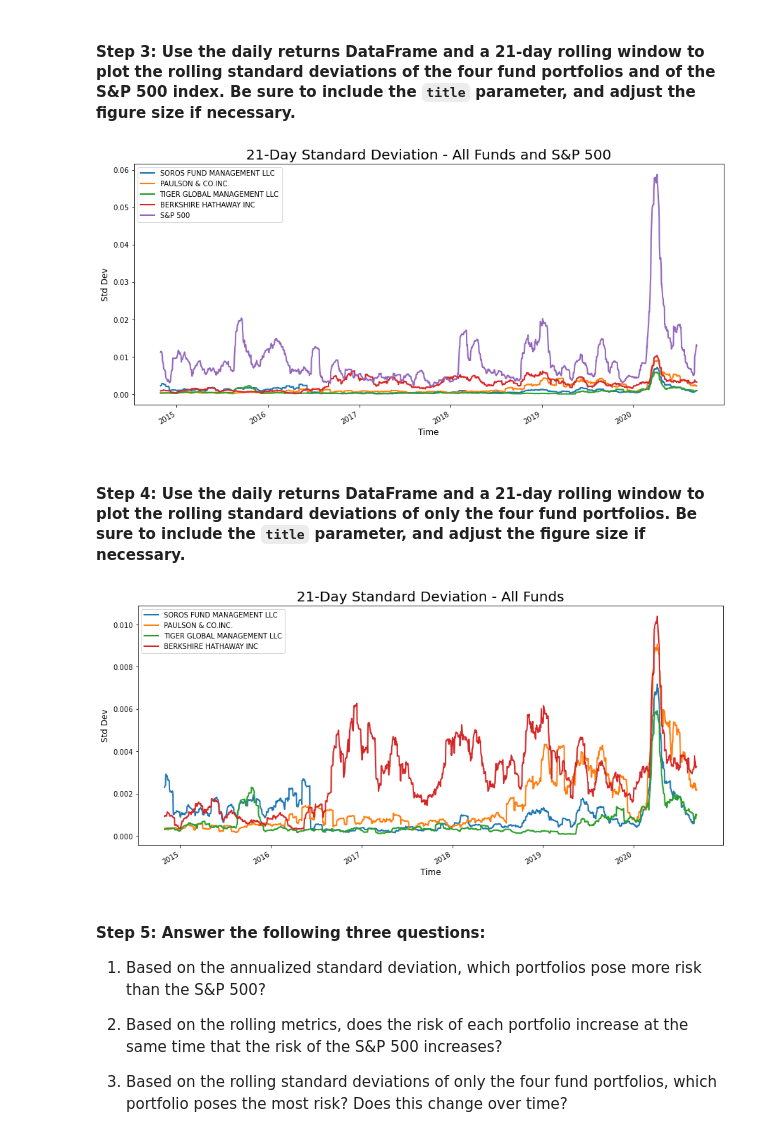
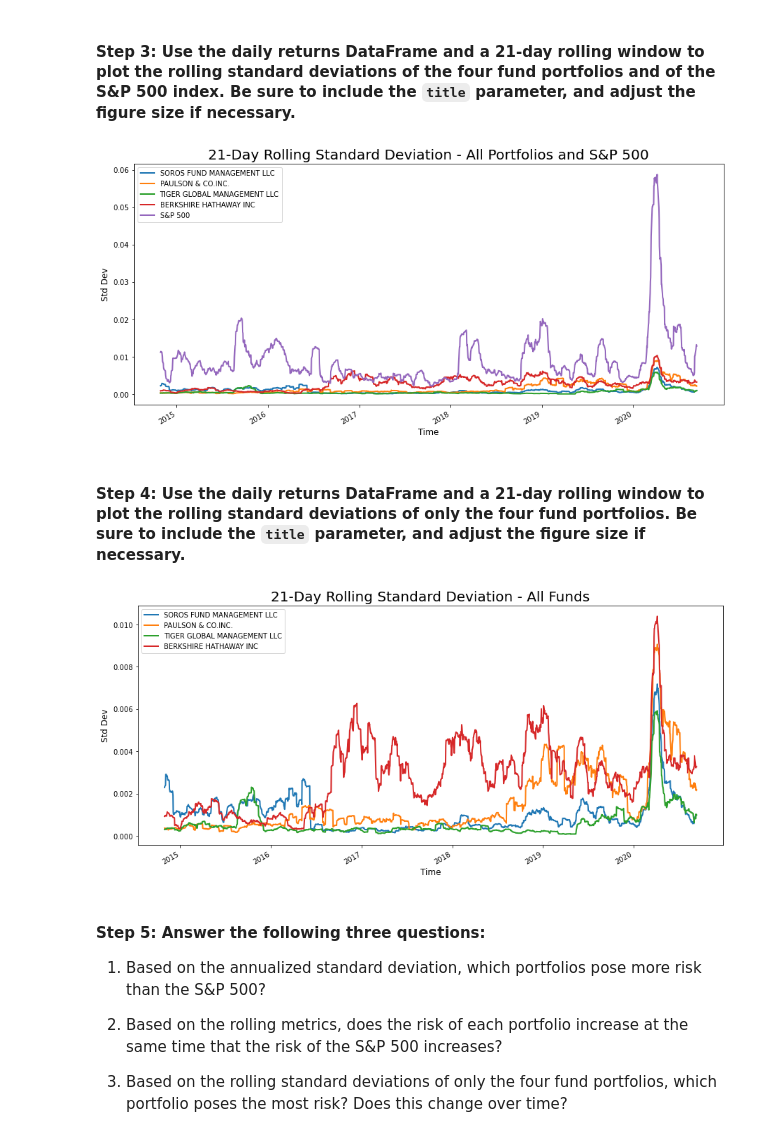
Before and after one commit to ipopester/Portfolio-Analysis, a Jupyter notebook: risk_return_analysis.ipynb, the cells around one changed output. Saved outputs shown, nothing was run; the diff lists cells and outputs as text; code cells hidden in the pictures.

Commit message:
Portfolio Analysis update 211220 2

```diff
--- a/risk_return_analysis.ipynb
+++ b/risk_return_analysis.ipynb
@@ -457,22 +445,22 @@ dtype: float64
 # %%
 # Using the daily returns DataFrame and a 21-day rolling window,
 # plot the rolling standard deviation of the 4 portfolios and the S&P 500
 # Include a title parameter and adjust the figure size
 
 daily_returns_all.rolling(window=21).std().plot(
     figsize=(15,7),
     legend=True,
     xlabel=None,
 )
-plt.title("21-Day Standard Deviation - All Funds and S&P 500", fontsize=20)
+plt.title("21-Day Rolling Standard Deviation - All Portfolios and S&P 500", fontsize=20)
 plt.xlabel("Time", fontsize=12)
 plt.ylabel("Std Dev", fontsize=12)
 plt.xticks(fontsize=10)
 plt.yticks(fontsize=10)
 
 plt.show()
 # %% [output]
-[figure, old version]
+[figure, new version]
 # %% [markdown]
 #### Step 4: Use the daily returns DataFrame and a 21-day rolling window to plot the rolling standard deviations of only the four fund portfolios. Be sure to include the `title` parameter, and adjust the figure size if necessary.
 # %%
@@ -483,7 +471,7 @@ daily_returns_funds.rolling(window=21).std().plot(
     legend=True,
     xlabel=None,
 )
-plt.title("21-Day Standard Deviation - All Funds", fontsize=20)
+plt.title("21-Day Rolling Standard Deviation - All Funds", fontsize=20)
 plt.xlabel("Time", fontsize=12)
 plt.ylabel("Std Dev", fontsize=12)
 plt.xticks(fontsize=10)
@@ -491,7 +479,7 @@ plt.yticks(fontsize=10)
 
 plt.show()
 # %% [output]
-[figure, old version]
+[figure, new version]
 # %% [markdown]
 #### Step 5: Answer the following three questions:
 
```
Also changed, not shown: parts of 9 cells of this notebook, 1 other file.
